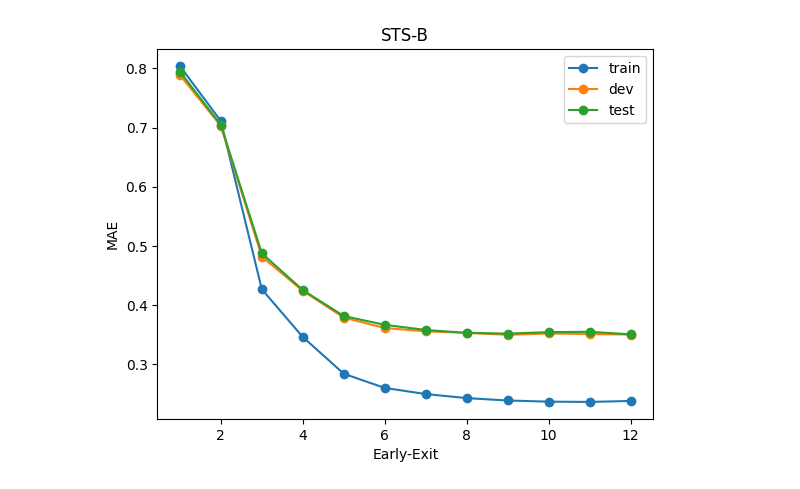
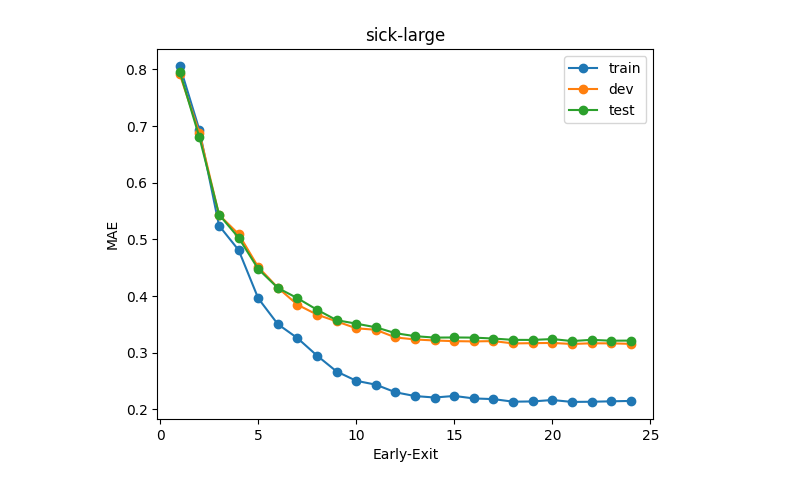
Before and after one commit to metodj/PABEE, a Jupyter notebook: sts-b.ipynb, the cells around one changed output. Saved outputs shown, nothing was run; the diff lists cells and outputs as text; code cells hidden in the pictures.

```diff
--- a/sts-b.ipynb
+++ b/sts-b.ipynb
@@ -6,34 +6,35 @@ import matplotlib.pyplot as plt
 # MODEL = 'sts-b'
 # MODEL = 'sts-b-qr'
 # MODEL = 'sts-b-large'
-MODEL = 'sick'
+# MODEL = 'sick'
+MODEL = 'sick-large'
 
 for data_type in ['train', 'dev', 'test']:
 
     preds = torch.load(f'output/{MODEL}/logits_{data_type}.pt')
     if 'qr' in MODEL:
         preds = preds.mean(axis=2)
     else:
         preds = preds.squeeze()
     targets = torch.load(f'output/{MODEL}/targets_{data_type}.pt')
     h_arr = torch.load(f'output/{MODEL}/h_{data_type}.pt')
 
     L, N = preds.shape
 
 
     preds.shape, targets.shape, h_arr.shape
 
     # compute MAE for each dimension of preds
     mae = torch.abs(preds - targets).mean(dim=1).cpu().numpy()
 
     # plot mae on y axis and early-exit index on x axis
 
     plt.plot([l + 1 for l in range(L)], mae, marker='o', label=data_type)
 
 plt.legend()
 plt.xlabel('Early-Exit')
 plt.ylabel('MAE')
-plt.title('STS-B')
+plt.title(f'{MODEL}')
 plt.show()
 # %% [output]
-[figure, old version]
+[figure, new version]
```
Also changed, not shown: 3 other files.
